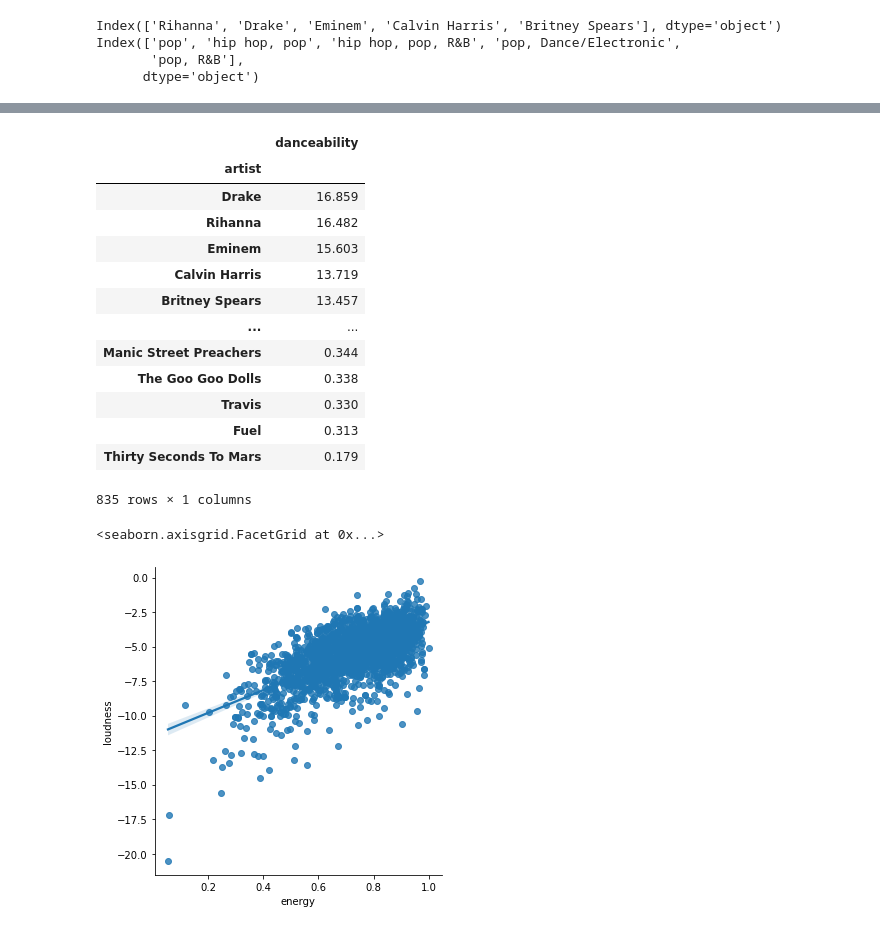
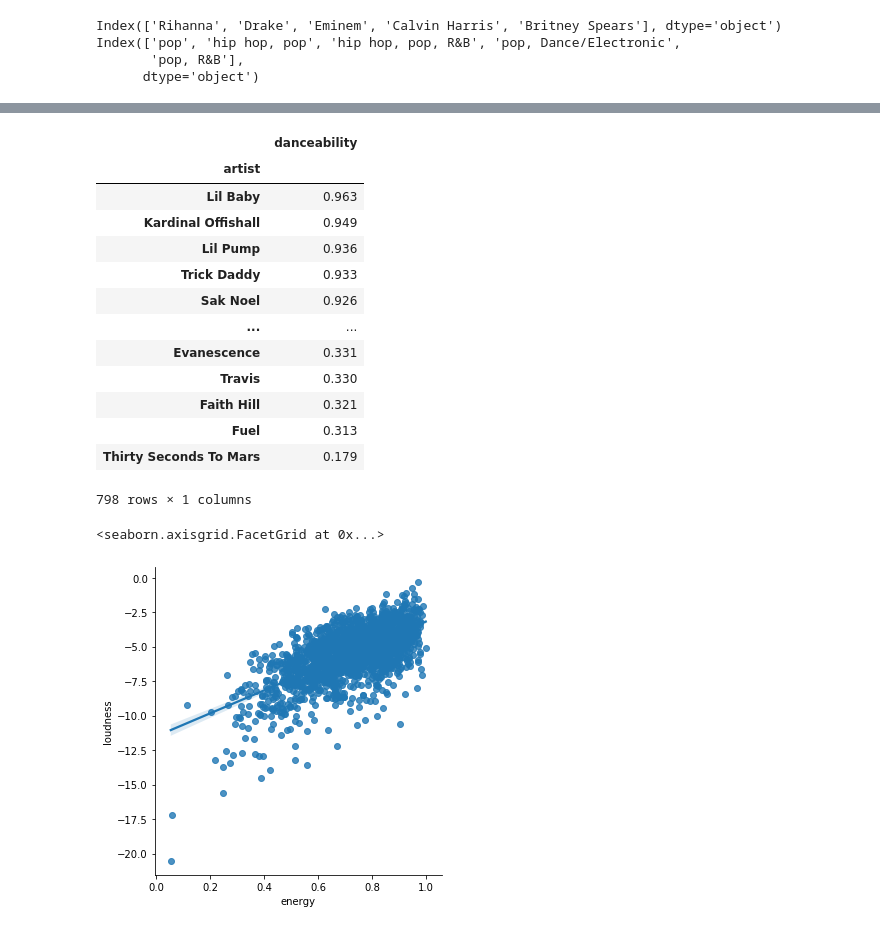
Before and after one commit to alexfloripavieira/neo-evolution-project-group-3, a Jupyter notebook: project-group-3.ipynb, the cells around one changed output, grey strips where cells are left out. Cells and saved outputs as stored; diff of their text form; code cells hidden in the pictures.

```diff
--- a/project-group-3.ipynb
+++ b/project-group-3.ipynb
@@ -344,23 +353,23 @@ song_popularity
 # %%
-artist_danceability = df.groupby('artist')[['artist','danceability']].sum().sort_values('danceability',ascending=False)
+artist_danceability = df_normalized.groupby('artist')[['artist','danceability']].median().sort_values('danceability',ascending=False)
 artist_danceability
 # %% [output]
 |  | danceability |
 | artist |  |
-| Drake | 16.859 |
-| Rihanna | 16.482 |
-| Eminem | 15.603 |
-| Calvin Harris | 13.719 |
-| Britney Spears | 13.457 |
+| Lil Baby | 0.963 |
+| Kardinal Offishall | 0.949 |
+| Lil Pump | 0.936 |
+| Trick Daddy | 0.933 |
+| Sak Noel | 0.926 |
 | ... | ... |
-| Manic Street Preachers | 0.344 |
-| The Goo Goo Dolls | 0.338 |
+| Evanescence | 0.331 |
 | Travis | 0.330 |
+| Faith Hill | 0.321 |
 | Fuel | 0.313 |
 | Thirty Seconds To Mars | 0.179 |
-835 rows × 1 columns
+798 rows × 1 columns
 # %%
-sns.lmplot(data=df, x='energy', y='loudness')
+sns.lmplot(data=df_normalized, x='energy', y='loudness')
 # %% [output]
 <seaborn.axisgrid.FacetGrid at 0x...>
-[figure, old version]
+[figure, new version]
```
Also changed, not shown: parts of 35 cells of this notebook, 1 other file.
